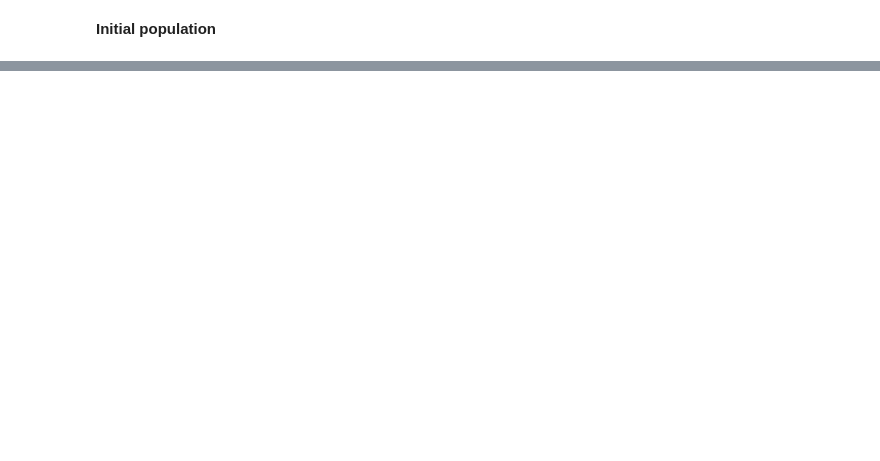
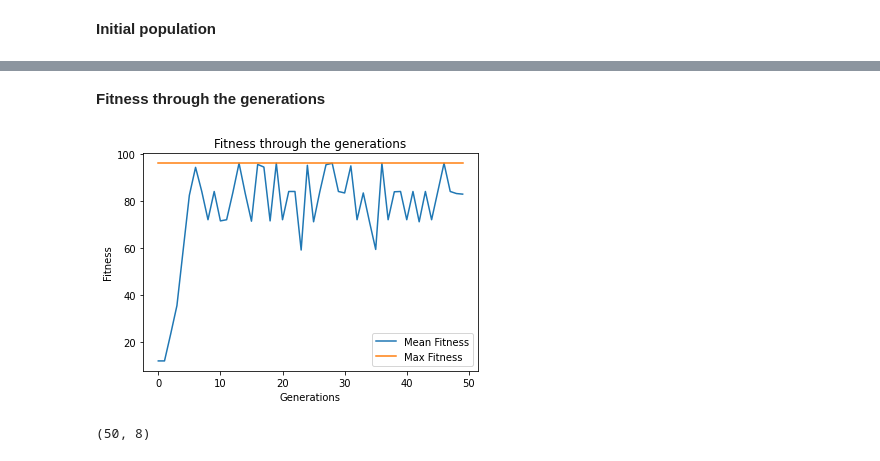
Before and after one commit to luisdurante/IA-II-algoritmo-genetico-carrinho-de-compras, a Jupyter notebook: carrinho_compras.ipynb, the cells around one changed output, grey strips where cells are left out. Saved outputs shown, nothing was run; the diff lists cells and outputs as text; code cells hidden in the pictures; blank space fills up the shorter version.

```diff
--- a/carrinho_compras.ipynb
+++ b/carrinho_compras.ipynb
@@ -57,5 +94,5 @@ def selection(fitness, num_parents, population):
     for i in range(num_parents):
         max_fitness_idx = np.where(fitness == np.max(fitness))
         parents[i,:] = population[max_fitness_idx[0][0], :]
-        fitness[max_fitness_idx[0][0]] = 999999
+        fitness[max_fitness_idx[0][0]] = -999999
     return parents
@@ -61,0 +132,30 @@ def selection(fitness, num_parents, population):
+# %%
+def optimize(weight, value, population, pop_size, num_generations, threshold):
+    parameters, fitness_history = [], []
+    num_parents = int(pop_size[0]/2)
+    num_offsprings = pop_size[0] - num_parents
+    for i in range(num_generations):
+        fitness = cal_fitness(weight, value, population, threshold)
+        fitness_history.append(fitness)
+        parents = selection(fitness, num_parents, population)
+        offsprings = crossover(parents, num_offsprings)
+        mutants = mutation(offsprings)
+        population[0:parents.shape[0], :] = parents
+        population[parents.shape[0]:, :] = mutants
+
+    print('Last generation: \n{}\n'.format(population))
+    fitness_last_gen = cal_fitness(weight, value, population, threshold)
+    print('Fitness of the last generation: \n{}\n'.format(fitness_last_gen))
+    max_fitness = np.where(fitness_last_gen == np.max(fitness_last_gen))
+    parameters.append(population[max_fitness[0][0],:])
+    return parameters, fitness_history
+# %%
+
+parameters, fitness_history = optimize(df.valor, df.valor_nutricional, initial_population, pop_size, num_generations, threshold)
+print('The optimized parameters for the given inputs are: \n{}'.format(parameters))
+selected_items = item_number * parameters
+print('\nSelected items that will maximize the knapsack without breaking it:')
+for i in range(selected_items.shape[1]):
+  if selected_items[0][i] != 0:
+     print('{} - {} - Valor nutricional: {} - Valor: R$ {}\n'.format(selected_items[0][i], df.produto.iloc[selected_items[0][i] - 1], df.valor_nutricional.iloc[selected_items[0][i] - 1],
+                                   df.valor.iloc[selected_items[0][i] - 1]))
@@ -61,0 +180,16 @@ def selection(fitness, num_parents, population):
+# %% [markdown]
+**Fitness through the generations**
+# %%
+fitness_history_mean = [np.mean(fitness) for fitness in fitness_history]
+fitness_history_max = [np.max(fitness) for fitness in fitness_history]
+plt.plot(list(range(num_generations)), fitness_history_mean, label = 'Mean Fitness')
+plt.plot(list(range(num_generations)), fitness_history_max, label = 'Max Fitness')
+plt.legend()
+plt.title('Fitness through the generations')
+plt.xlabel('Generations')
+plt.ylabel('Fitness')
+plt.show()
+print(np.asarray(fitness_history).shape)
+# %% [output]
+[figure, added]
+(50, 8)
```
Also changed, not shown: parts of 12 cells of this notebook.
